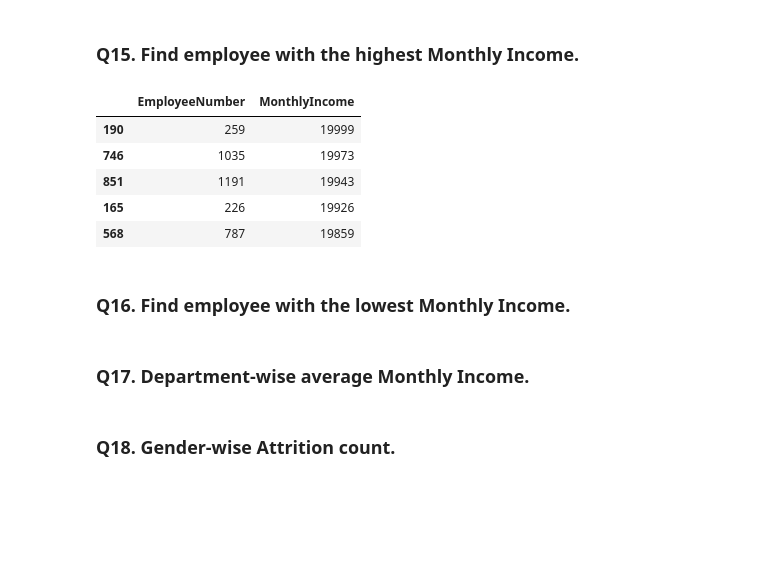
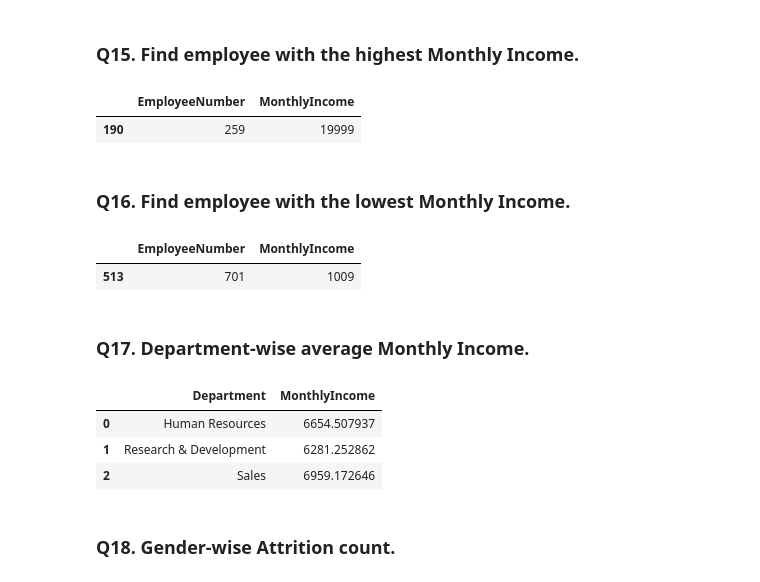
Before and after one commit to suyogy1-bot/Matplotlib_Seaborn, a Jupyter notebook: HR_Attrition_Assignment_Blank.ipynb, the cells around one changed output. Cells and saved outputs as stored; diff of their text form; code cells hidden in the pictures; blank space fills up the shorter version.

```diff
--- a/HR_Attrition_Assignment_Blank.ipynb
+++ b/HR_Attrition_Assignment_Blank.ipynb
@@ -208,13 +208,9 @@ df['Age'].mean()
 # %%
 a = df.sort_values('MonthlyIncome', ascending=False).head()
 # %%
-a[['EmployeeNumber', 'MonthlyIncome']].head()
+a[['EmployeeNumber', 'MonthlyIncome']].head(1)
 # %% [output]
 |  | EmployeeNumber | MonthlyIncome |
 | 190 | 259 | 19999 |
-| 746 | 1035 | 19973 |
-| 851 | 1191 | 19943 |
-| 165 | 226 | 19926 |
-| 568 | 787 | 19859 |
 # %% [markdown]
 ### Q16. Find employee with the lowest Monthly Income.
@@ -221,4 +219,16 @@ a[['EmployeeNumber', 'MonthlyIncome']].head()
+# %%
+b[['EmployeeNumber', 'MonthlyIncome']].head(1)
+# %% [output]
+|  | EmployeeNumber | MonthlyIncome |
+| 513 | 701 | 1009 |
 # %% [markdown]
 ### Q17. Department-wise average Monthly Income.
+# %%
+df.groupby('Department')['MonthlyIncome'].mean().reset_index()
+# %% [output]
+|  | Department | MonthlyIncome |
+| 0 | Human Resources | 6654.507937 |
+| 1 | Research & Development | 6281.252862 |
+| 2 | Sales | 6959.172646 |
 # %% [markdown]
 ### Q18. Gender-wise Attrition count.
```
Also changed, not shown: parts of 31 cells of this notebook, 1 other file.
